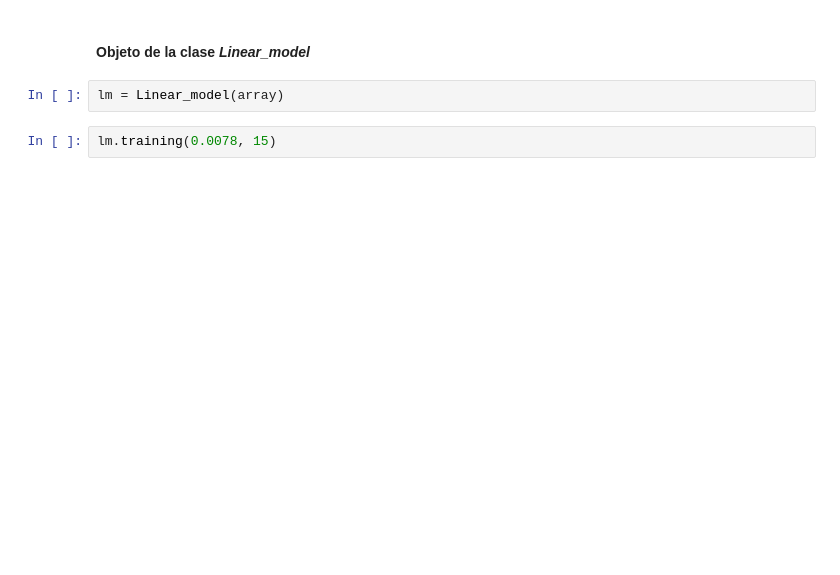
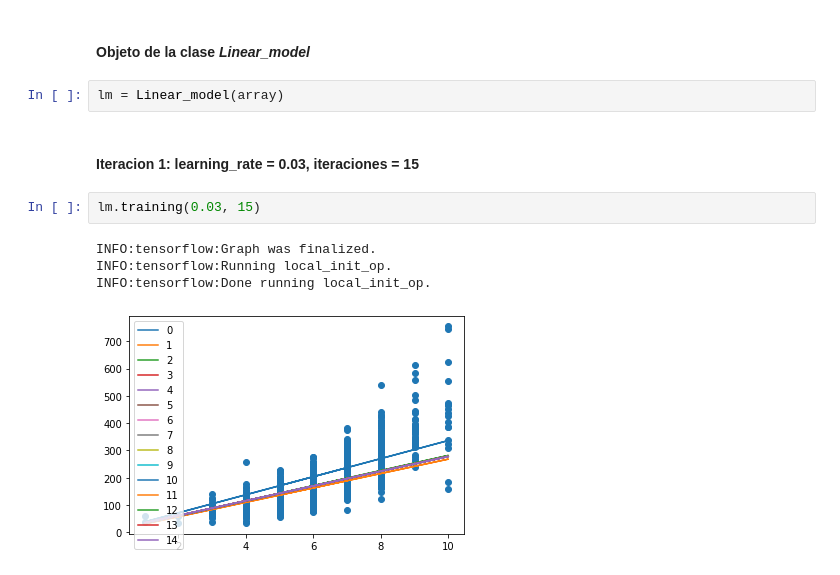
Before and after one commit to estuardozapeta/Statistical-Learning-I-Tarea-2, a Jupyter notebook: Tarea-2.ipynb, the cells around one changed output. Cells and saved outputs as stored; diff of their text form; blank space fills up the shorter version.

```diff
--- a/Tarea-2.ipynb
+++ b/Tarea-2.ipynb
@@ -83,5 +85,12 @@ class Linear_model:
 #### Objeto de la clase ***Linear_model***
 # %%
 lm = Linear_model(array)
+# %% [markdown]
+#### **Iteracion 1**: learning_rate = 0.03, iteraciones = 15
 # %%
-lm.training(0.0078, 15)
+lm.training(0.03, 15)
+# %% [output]
+INFO:tensorflow:Graph was finalized.
+INFO:tensorflow:Running local_init_op.
+INFO:tensorflow:Done running local_init_op.
+[figure, added]
```
Also changed, not shown: parts of 21 cells of this notebook, 10 other files.
